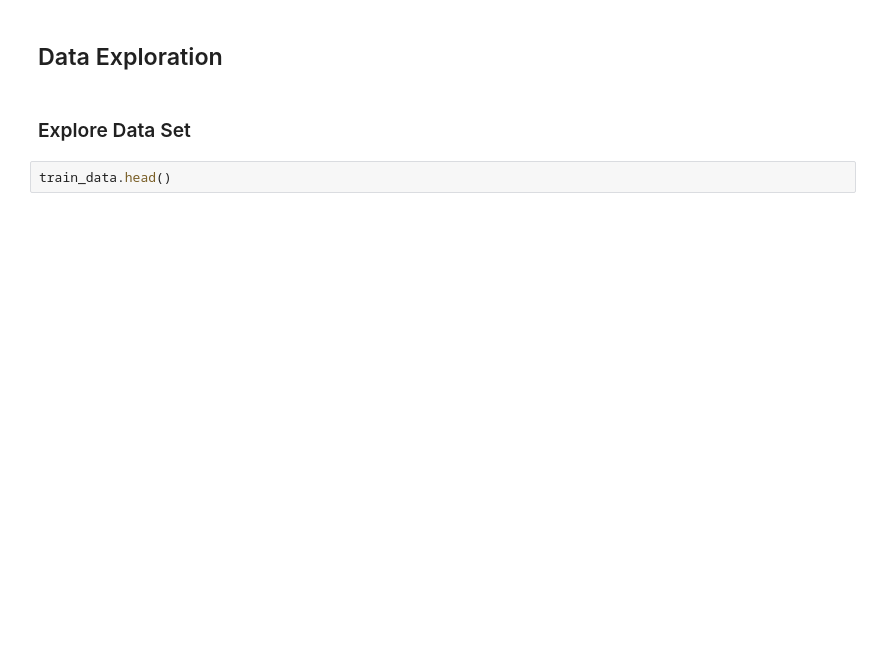
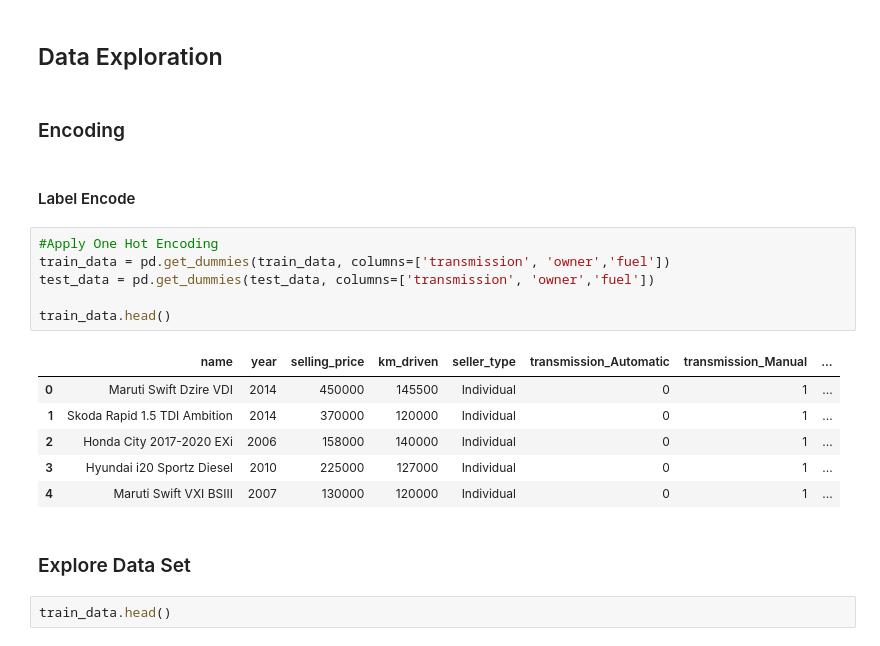
Before and after one commit to yahiaehab10/Used-Cars-Price-Prediction, a Jupyter notebook: usedCarsPricePrediction.ipynb, the cells around one changed output. Drawn from its saved outputs; the diff is of its cells as text; blank space fills up the shorter version.

```diff
--- a/usedCarsPricePrediction.ipynb
+++ b/usedCarsPricePrediction.ipynb
@@ -13,5 +28,22 @@ test_data = pd.read_csv('Dataset_ML/Test.csv')
 # %% [markdown]
 ## Data Exploration
+# %% [markdown]
+### Encoding
+# %% [markdown]
+#### Label Encode
+# %%
+#Apply One Hot Encoding
+train_data = pd.get_dummies(train_data, columns=['transmission', 'owner','fuel'])
+test_data = pd.get_dummies(test_data, columns=['transmission', 'owner','fuel'])
+
+train_data.head()
+# %% [output]
+|  | name | year | selling_price | km_driven | seller_type | transmission_Automatic | transmission_Manual | ... |
+| 0 | Maruti Swift Dzire VDI | 2014 | 450000 | 145500 | Individual | 0 | 1 | ... |
+| 1 | Skoda Rapid 1.5 TDI Ambition | 2014 | 370000 | 120000 | Individual | 0 | 1 | ... |
+| 2 | Honda City 2017-2020 EXi | 2006 | 158000 | 140000 | Individual | 0 | 1 | ... |
+| 3 | Hyundai i20 Sportz Diesel | 2010 | 225000 | 127000 | Individual | 0 | 1 | ... |
+| 4 | Maruti Swift VXI BSIII | 2007 | 130000 | 120000 | Individual | 0 | 1 | ... |
 # %% [markdown]
 ### Explore Data Set
 # %%
```
Also changed, not shown: parts of 25 cells of this notebook.
